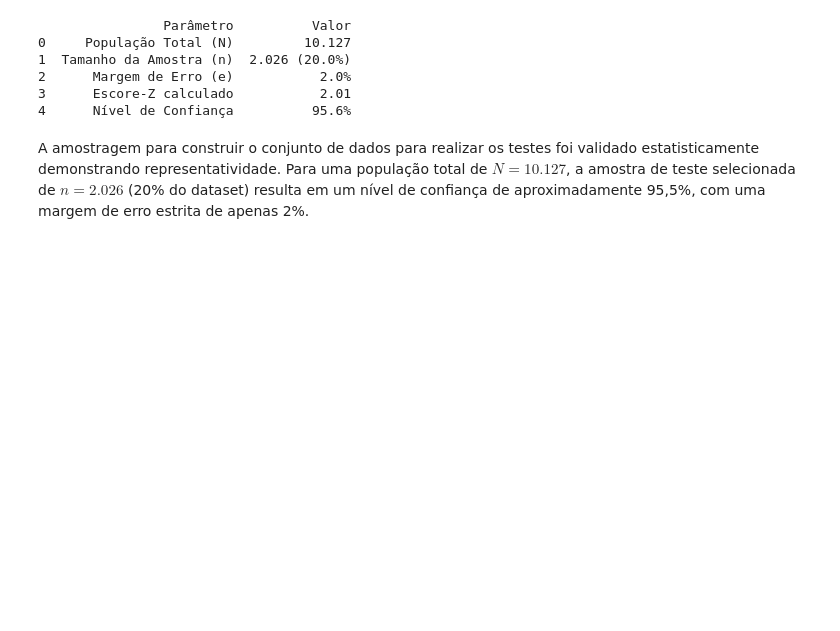
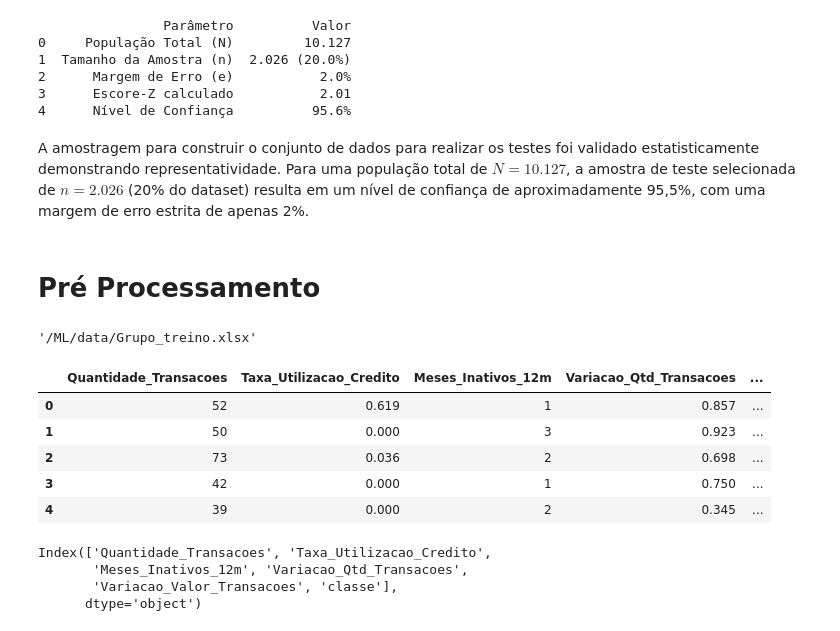
Before and after one commit to andersonjader/previsao_de_churn_de_clientes_de_cartao_de_credito, a Jupyter notebook: src/Notebooks/Modelagem.ipynb, the cells around one changed output. Saved outputs shown, nothing was run; the diff lists cells and outputs as text; code cells hidden in the pictures; blank space fills up the shorter version.

```diff
--- a/src/Notebooks/Modelagem.ipynb
+++ b/src/Notebooks/Modelagem.ipynb
@@ -166,3 +228,27 @@ print(df_validacao)
 4      Nível de Confiança          95.6%
 # %% [markdown]
 A amostragem para construir o conjunto de dados para realizar os testes foi validado estatisticamente demonstrando representatividade. Para uma população total de $N = 10.127$, a amostra de teste selecionada de $n = 2.026$ (20% do dataset) resulta em um nível de confiança de aproximadamente 95,5%, com uma margem de erro estrita de apenas 2%.
+# %% [markdown]
+# Pré Processamento
+# %%
+path_treino = catchPath('data/Grupo_treino.xlsx')
+path_treino
+# %% [output]
+'/ML/data/Grupo_treino.xlsx'
+# %%
+df2 = pd.read_excel(path_treino)
+df2.head()
+# %% [output]
+|  | Quantidade_Transacoes | Taxa_Utilizacao_Credito | Meses_Inativos_12m | Variacao_Qtd_Transacoes | ... |
+| 0 | 52 | 0.619 | 1 | 0.857 | ... |
+| 1 | 50 | 0.000 | 3 | 0.923 | ... |
+| 2 | 73 | 0.036 | 2 | 0.698 | ... |
+| 3 | 42 | 0.000 | 1 | 0.750 | ... |
+| 4 | 39 | 0.000 | 2 | 0.345 | ... |
+# %%
+df2.columns
+# %% [output]
+Index(['Quantidade_Transacoes', 'Taxa_Utilizacao_Credito',
+       'Meses_Inativos_12m', 'Variacao_Qtd_Transacoes',
+       'Variacao_Valor_Transacoes', 'classe'],
+      dtype='object')
```
Also changed, not shown: parts of 37 cells of this notebook, 4 other files.
